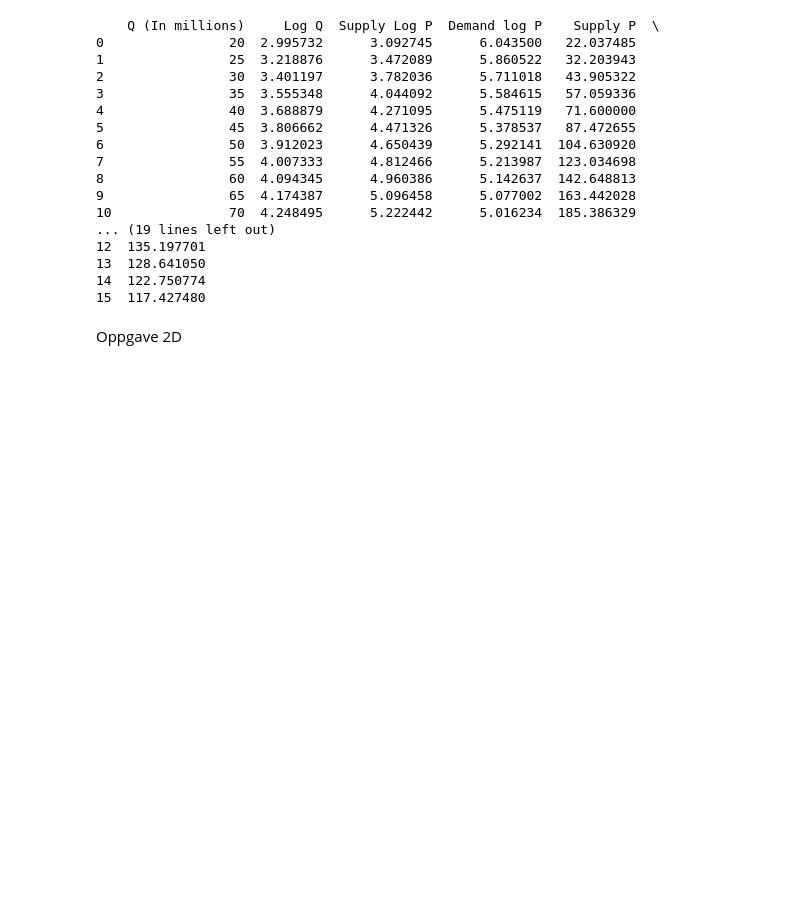
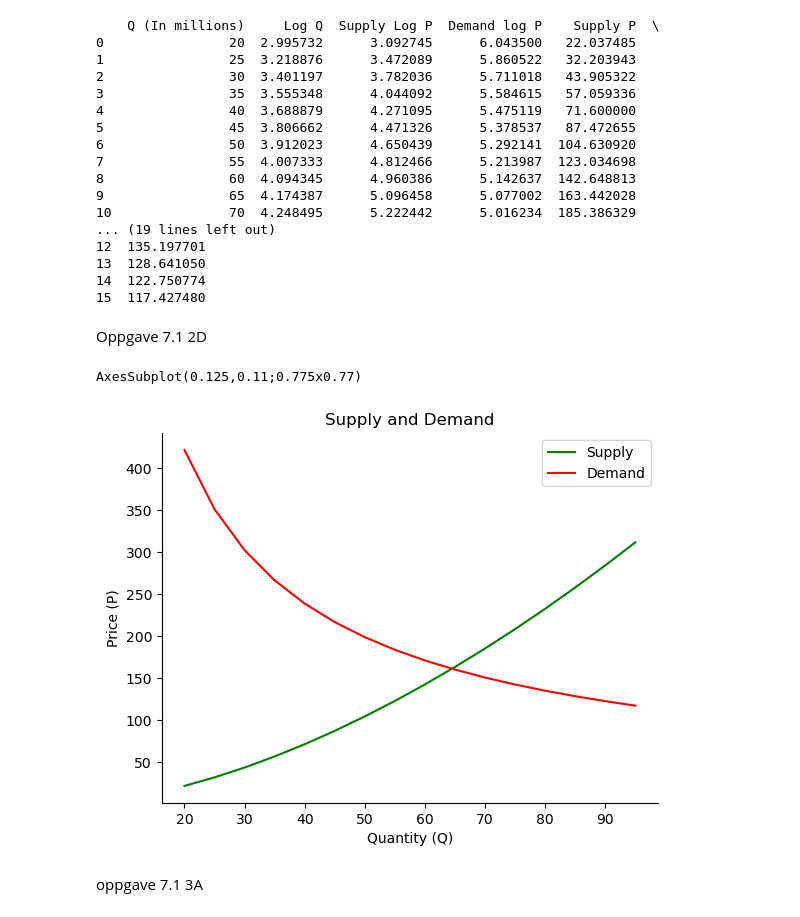
Before and after one commit to Danieljoha/Sok-1006, a Jupyter notebook: Arbeidskrav_1.ipynb, the cells around one changed output. Cells and saved outputs as stored; diff of their text form; code cells hidden in the pictures; blank space fills up the shorter version.

Commit message:
Fjerner spines så ikke dj clark blir sint

```diff
--- a/Arbeidskrav_1.ipynb
+++ b/Arbeidskrav_1.ipynb
@@ -107,4 +107,23 @@ print(Oppgave_2b)
 14  122.750774
 15  117.427480
 # %% [markdown]
-Oppgave 2D
+Oppgave 7.1 2D
+# %%
+fig_2d, Opp2D = plt.subplots()
+
+Opp2D.set_xlabel("Quantity (Q)")
+Opp2D.set_ylabel("Price (P)")
+
+Opp2D.plot(Oppgave_2b["Q (In millions)"], Oppgave_2b["Supply P"], color = "green", label = "Supply")
+Opp2D.plot(Oppgave_2b["Q (In millions)"], Oppgave_2b["Demand P"], color = "red", label = "Demand")
+
+Opp2D.set_title("Supply and Demand")
+Opp2D.legend(loc="best")
+Opp2D.spines['top'].set_color('none')
+Opp2D.spines['right'].set_color('none')
+print(Opp2D)
+# %% [output]
+AxesSubplot(0.125,0.11;0.775x0.77)
+[figure, added]
+# %% [markdown]
+oppgave 7.1 3A
```
Also changed, not shown: parts of 6 cells of this notebook.
